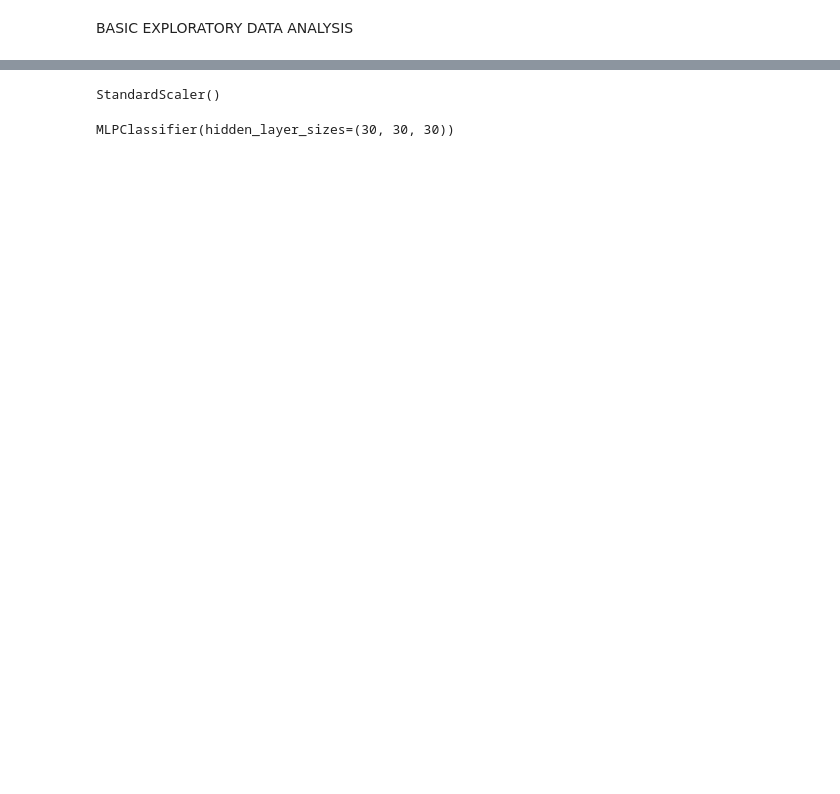
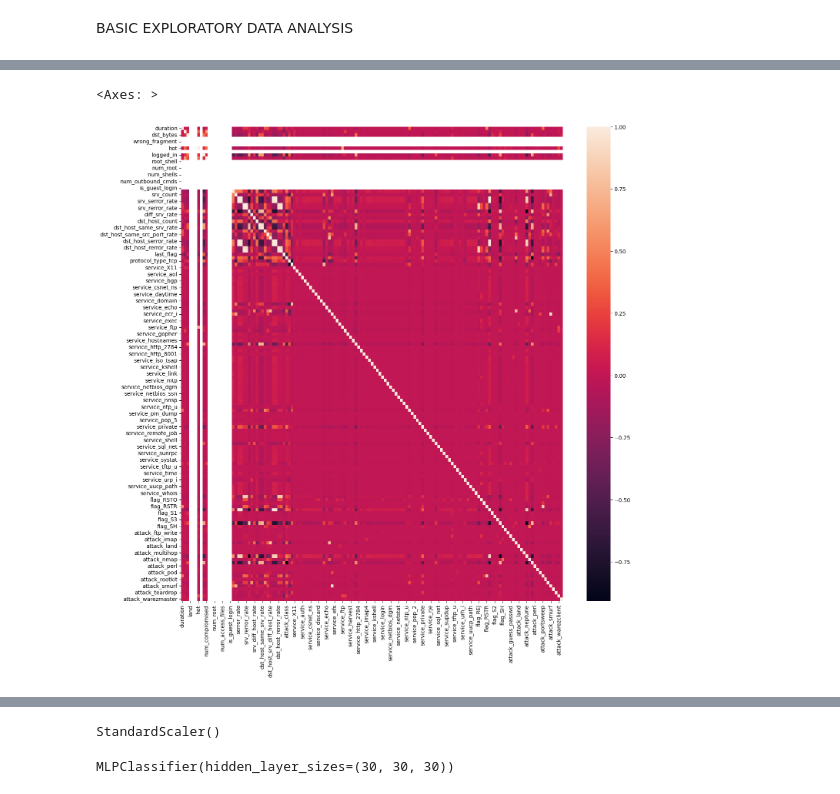
Before and after one commit to Manahil29/NIDS, a Jupyter notebook: ML_Project_NIDS/Network_Intrusion_Detection_System.ipynb, the cells around one changed output, grey strips where cells are left out. Cells and saved outputs as stored; diff of their text form; code cells hidden in the pictures; blank space fills up the shorter version.

Commit message:
Dummy variables added, for improving accuracy.

```diff
--- a/ML_Project_NIDS/Network_Intrusion_Detection_System.ipynb
+++ b/ML_Project_NIDS/Network_Intrusion_Detection_System.ipynb
@@ -323,0 +348,25 @@ memory usage: 32.2+ MB
+# %%
+# Handling Outliers
+def outlier_capping(x):
+    x = x.clip(upper=x.quantile(0.99))
+    x = x.clip(lower=x.quantile(0.01))
+    return x
+
+
+train_num = train_num.apply(outlier_capping)
+# %%
+# An utility function to create dummy variable
+def create_dummies(df, colname):
+    col_dummies = pd.get_dummies(
+        df[colname], prefix=colname, drop_first=True, dtype=int
+    )
+    df = pd.concat([df, col_dummies], axis=1)
+    df.drop(colname, axis=1, inplace=True)
+    return df
+
+
+# for c_feature in categorical_features
+for c_feature in ["protocol_type", "service", "flag", "attack"]:
+    train_cat = create_dummies(train_cat, c_feature)
+    test_cat = create_dummies(test_cat, c_feature)
+train_cat.head()
@@ -323,0 +381,6 @@ memory usage: 32.2+ MB
+# %%
+train = pd.concat([train_num, train_cat], axis=1)
+test = pd.concat([test_num, test_cat], axis=1)
+# %%
+correlation = train.corr()
+correlation
@@ -323,0 +401,6 @@ memory usage: 32.2+ MB
+# %%
+plt.figure(figsize=(16, 16))
+sns.heatmap(correlation)
+# %% [output]
+<Axes: >
+[figure, added]
```
Also changed, not shown: parts of 31 cells of this notebook.
